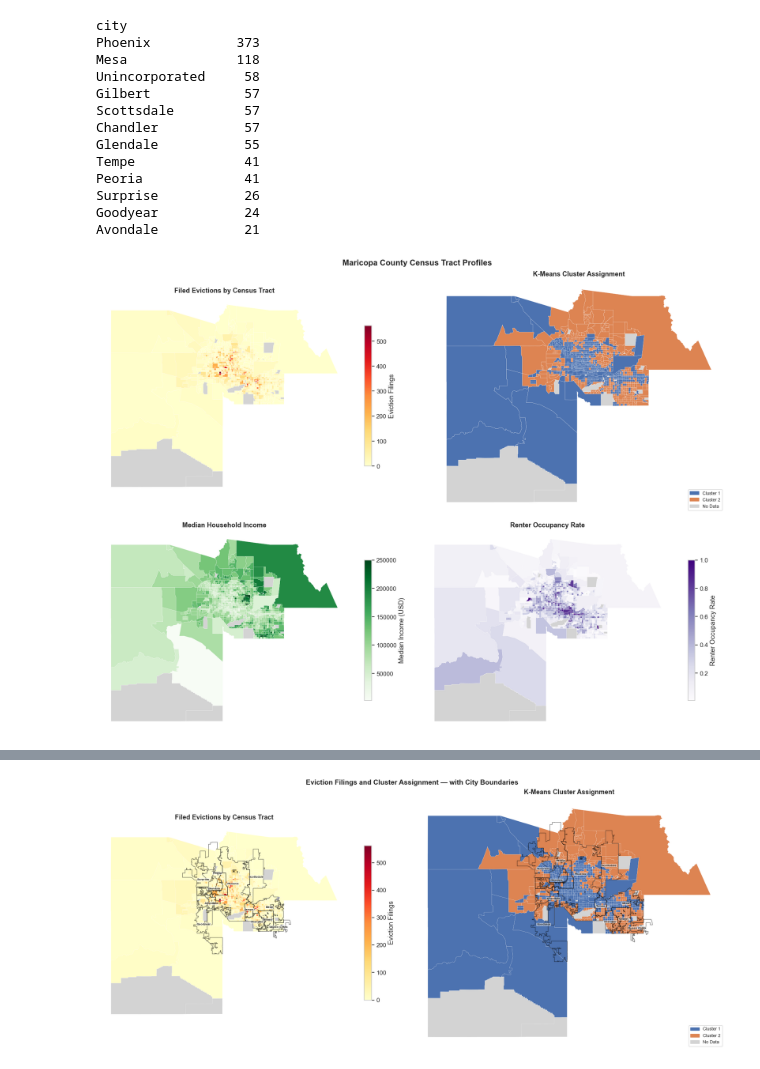
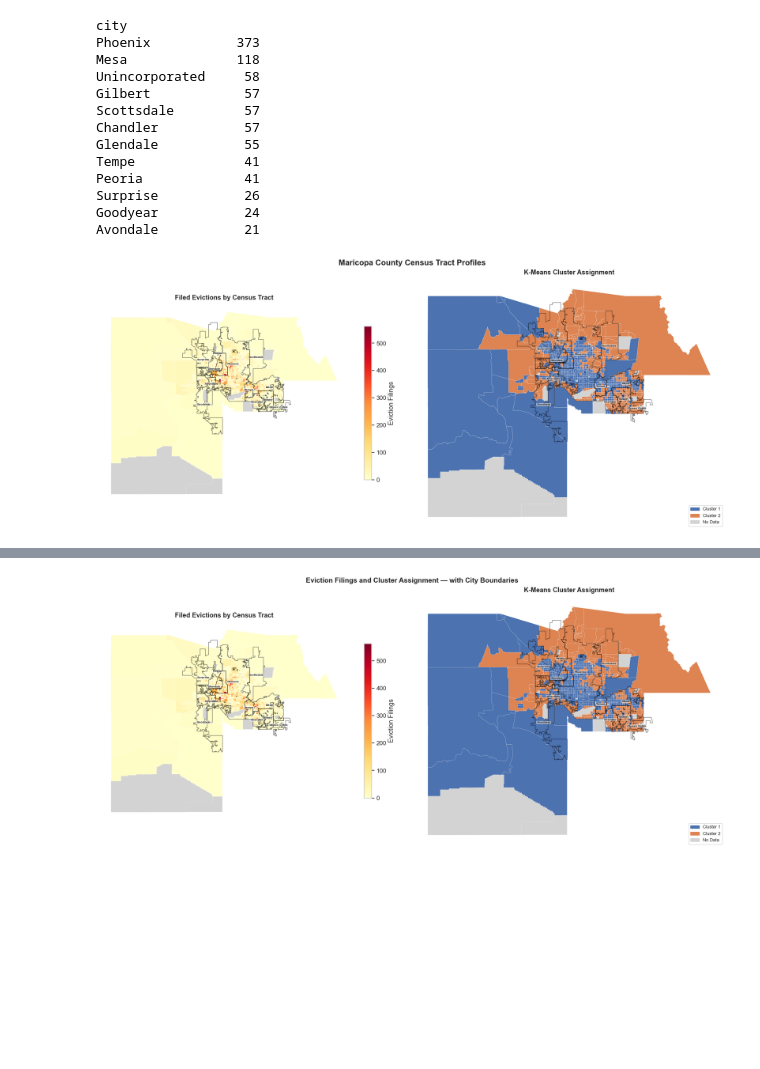
Before and after one commit to victorDeveloper0821/DisplacedVoice, a Jupyter notebook: DataStory.ipynb, the cells around one changed output, grey strips where cells are left out. Saved outputs shown, nothing was run; the diff lists cells and outputs as text; code cells hidden in the pictures; blank space fills up the shorter version.

Commit message:
[Refractor] Jupyter Notebook
- descriptive statistics
- cluster segmentation

```diff
--- a/DataStory.ipynb
+++ b/DataStory.ipynb
@@ -145,0 +139,16 @@ plt.show()
+# %%
+burden_order = ['lowBurdan', 'moderateBurdan', 'costBurdan', 'highBurdan']
+
+fullDataset['burden'] = pd.Categorical(fullDataset['burden'], categories=burden_order)
+
+eviction_burden = fullDataset.groupby('burden', as_index=True)['filedEviction'].agg([
+    'count',
+    'mean',
+    'median',
+    'sum'
+])
+
+total_evictions = fullDataset['filedEviction'].sum()
+eviction_burden['percent_of_total_evictions'] = (income_burden['sum'] / total_evictions * 100).round(1)
+
+print(eviction_burden)
@@ -382,54 +459,58 @@ Surprise           26
 Goodyear           24
 Avondale           21
 # %%
-fig, axes = plt.subplots(2, 2, figsize=(18, 14))
+label_cities = [c for c in geo_df['city'].value_counts().head(13).index if c != 'Unincorporated']
+
+city_dissolved = (
+    geo_df[geo_df['city'].isin(label_cities)]
+    .dissolve(by='city')
+    .reset_index()[['city', 'geometry']]
+)
+city_dissolved['cx'] = city_dissolved.geometry.centroid.x
+city_dissolved['cy'] = city_dissolved.geometry.centroid.y
+
+city_outlines = places_maricopa[places_maricopa['NAME'].isin(label_cities)]
+
+def _overlay_cities(ax):
+    city_outlines.boundary.plot(ax=ax, color='black', linewidth=0.9, alpha=0.55)
+    for _, row in city_dissolved.iterrows():
+        ax.annotate(
+            row['city'], xy=(row['cx'], row['cy']),
+            fontsize=6, ha='center', va='center', fontweight='bold',
+            bbox=dict(boxstyle='round,pad=0.15', fc='white', alpha=0.55, ec='none'),
+        )
+
+cluster_colors = ['#4C72B0', '#DD8452']
+geo_df['cluster_label'] = geo_df['cluster'].apply(
+    lambda x: f'Cluster {int(x)}' if pd.notna(x) else None
+)
+
+fig, axes = plt.subplots(1, 2, figsize=(18, 8))
 fig.suptitle('Maricopa County Census Tract Profiles', fontsize=16, fontweight='bold')
 
-# 1. Filed Evictions
+# Filed Evictions with city boundaries
 geo_df.plot(
-    column='filedEviction', ax=axes[0, 0], cmap='YlOrRd',
+    column='filedEviction', ax=axes[0], cmap='YlOrRd',
     legend=True, legend_kwds={'label': 'Eviction Filings', 'shrink': 0.6},
     missing_kwds={'color': 'lightgrey', 'label': 'No Data'},
     linewidth=0.2, edgecolor='white',
 )
-axes[0, 0].set_title('Filed Evictions by Census Tract', fontweight='bold')
-axes[0, 0].axis('off')
+_overlay_cities(axes[0])
+axes[0].set_title('Filed Evictions by Census Tract', fontweight='bold')
+axes[0].axis('off')
 
-# 2. K-Means Cluster assignment
-cluster_colors = ['#4C72B0', '#DD8452']
-geo_df['cluster_label'] = geo_df['cluster'].apply(
-    lambda x: f'Cluster {int(x)}' if pd.notna(x) else None
-)
-for i, (label, color) in enumerate(zip(['Cluster 1', 'Cluster 2'], cluster_colors)):
-    geo_df[geo_df['cluster_label'] == label].plot(ax=axes[0, 1], color=color, linewidth=0.2, edgecolor='white')
-geo_df[geo_df['cluster_label'].isna()].plot(ax=axes[0, 1], color='lightgrey', linewidth=0.2, edgecolor='white')
+# Cluster Assignment with city boundaries
+for label, color in zip(['Cluster 1', 'Cluster 2'], cluster_colors):
+    geo_df[geo_df['cluster_label'] == label].plot(ax=axes[1], color=color, linewidth=0.2, edgecolor='white')
+geo_df[geo_df['cluster_label'].isna()].plot(ax=axes[1], color='lightgrey', linewidth=0.2, edgecolor='white')
+_overlay_cities(axes[1])
 legend_patches = [Patch(color=c, label=l) for c, l in zip(cluster_colors, ['Cluster 1', 'Cluster 2'])]
 legend_patches.append(Patch(color='lightgrey', label='No Data'))
-axes[0, 1].legend(handles=legend_patches, loc='lower right', fontsize=9)
-axes[0, 1].set_title('K-Means Cluster Assignment', fontweight='bold')
-axes[0, 1].axis('off')
-
-# 3. Median Income
-geo_df.plot(
-    column='medianIncome', ax=axes[1, 0], cmap='Greens',
-    legend=True, legend_kwds={'label': 'Median Income (USD)', 'shrink': 0.6},
-    missing_kwds={'color': 'lightgrey', 'label': 'No Data'},
-    linewidth=0.2, edgecolor='white',
-)
-axes[1, 0].set_title('Median Household Income', fontweight='bold')
-axes[1, 0].axis('off')
-
-# 4. Renter Occupancy Rate
-geo_df.plot(
-    column='RenterOccupied', ax=axes[1, 1], cmap='Purples',
-    legend=True, legend_kwds={'label': 'Renter Occupancy Rate', 'shrink': 0.6},
-    missing_kwds={'color': 'lightgrey', 'label': 'No Data'},
-    linewidth=0.2, edgecolor='white',
-)
-axes[1, 1].set_title('Renter Occupancy Rate', fontweight='bold')
-axes[1, 1].axis('off')
+axes[1].legend(handles=legend_patches, loc='lower right', fontsize=9)
+axes[1].set_title('K-Means Cluster Assignment', fontweight='bold')
+axes[1].axis('off')
 
 plt.tight_layout()
 plt.show()
 # %% [output]
-[figure, old version]
+[figure, new version]
```
Also changed, not shown: parts of 26 cells of this notebook.
